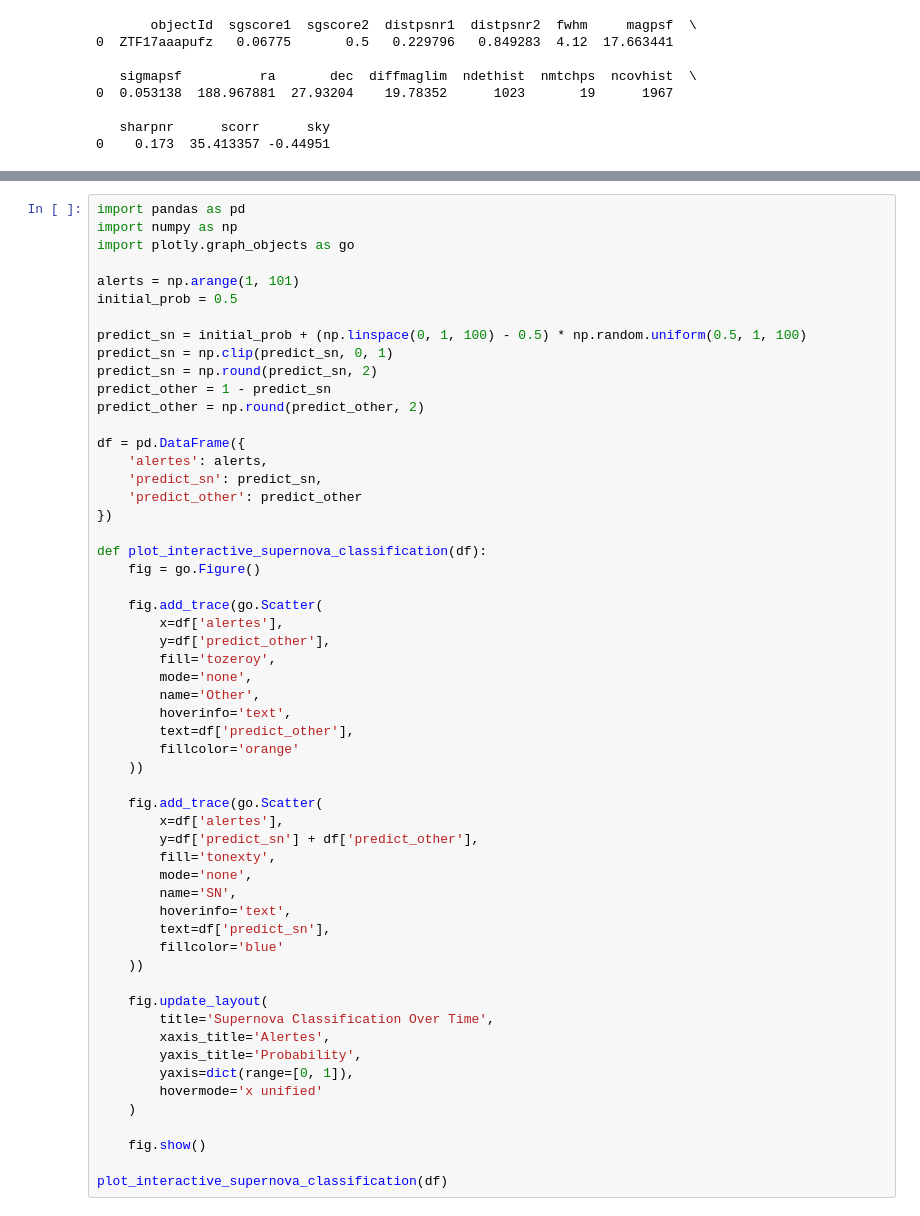
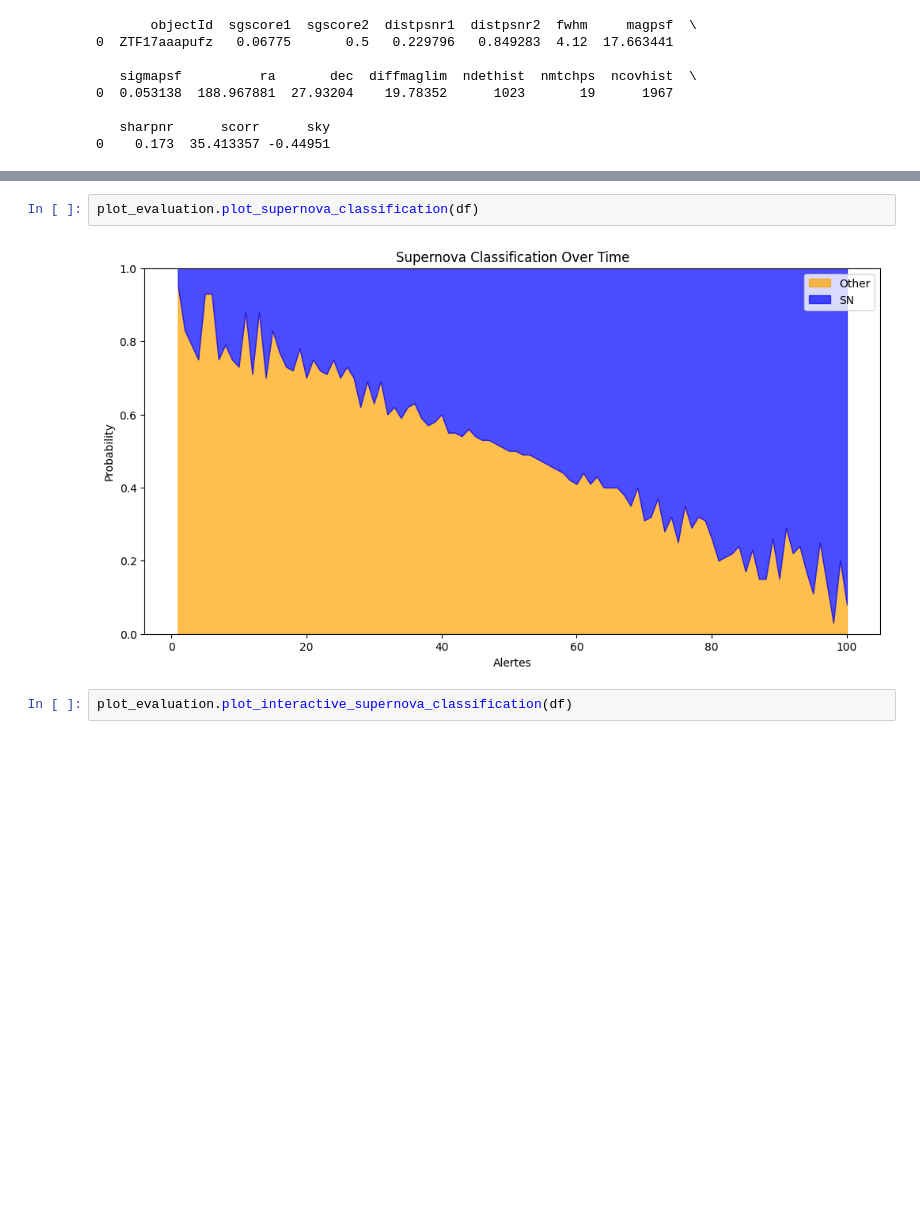
Before and after one commit to theobonzi/ML_skyportal, a Jupyter notebook: run_kowalski.ipynb, the cells around one changed output, grey strips where cells are left out. Drawn from its saved outputs; the diff is of its cells as text; blank space fills up the shorter version.

```diff
--- a/run_kowalski.ipynb
+++ b/run_kowalski.ipynb
@@ -764,56 +739,6 @@ plot_supernova_classification(df)
-# %%
-import pandas as pd
-import numpy as np
-import plotly.graph_objects as go
-
-alerts = np.arange(1, 101)
-initial_prob = 0.5
-
-predict_sn = initial_prob + (np.linspace(0, 1, 100) - 0.5) * np.random.uniform(0.5, 1, 100)
-predict_sn = np.clip(predict_sn, 0, 1)
-predict_sn = np.round(predict_sn, 2)
-predict_other = 1 - predict_sn
-predict_other = np.round(predict_other, 2)
-
-df = pd.DataFrame({
-    'alertes': alerts,
-    'predict_sn': predict_sn,
-    'predict_other': predict_other
-})
-
-def plot_interactive_supernova_classification(df):
-    fig = go.Figure()
-
-    fig.add_trace(go.Scatter(
-        x=df['alertes'],
-        y=df['predict_other'],
-        fill='tozeroy',
-        mode='none',
-        name='Other',
-        hoverinfo='text',
-        text=df['predict_other'],
-        fillcolor='orange'
-    ))
-
-    fig.add_trace(go.Scatter(
-        x=df['alertes'],
-        y=df['predict_sn'] + df['predict_other'],
-        fill='tonexty',
-        mode='none',
-        name='SN',
-        hoverinfo='text',
-        text=df['predict_sn'],
-        fillcolor='blue'
-    ))
-
-    fig.update_layout(
-        title='Supernova Classification Over Time',
-        xaxis_title='Alertes',
-        yaxis_title='Probability',
-        yaxis=dict(range=[0, 1]),
-        hovermode='x unified'
-    )
-
-    fig.show()
-
-plot_interactive_supernova_classification(df)
+# %%
+plot_evaluation.plot_supernova_classification(df)
+# %% [output]
+[figure, added]
+# %%
+plot_evaluation.plot_interactive_supernova_classification(df)
```
Also changed, not shown: parts of 2 cells of this notebook.
